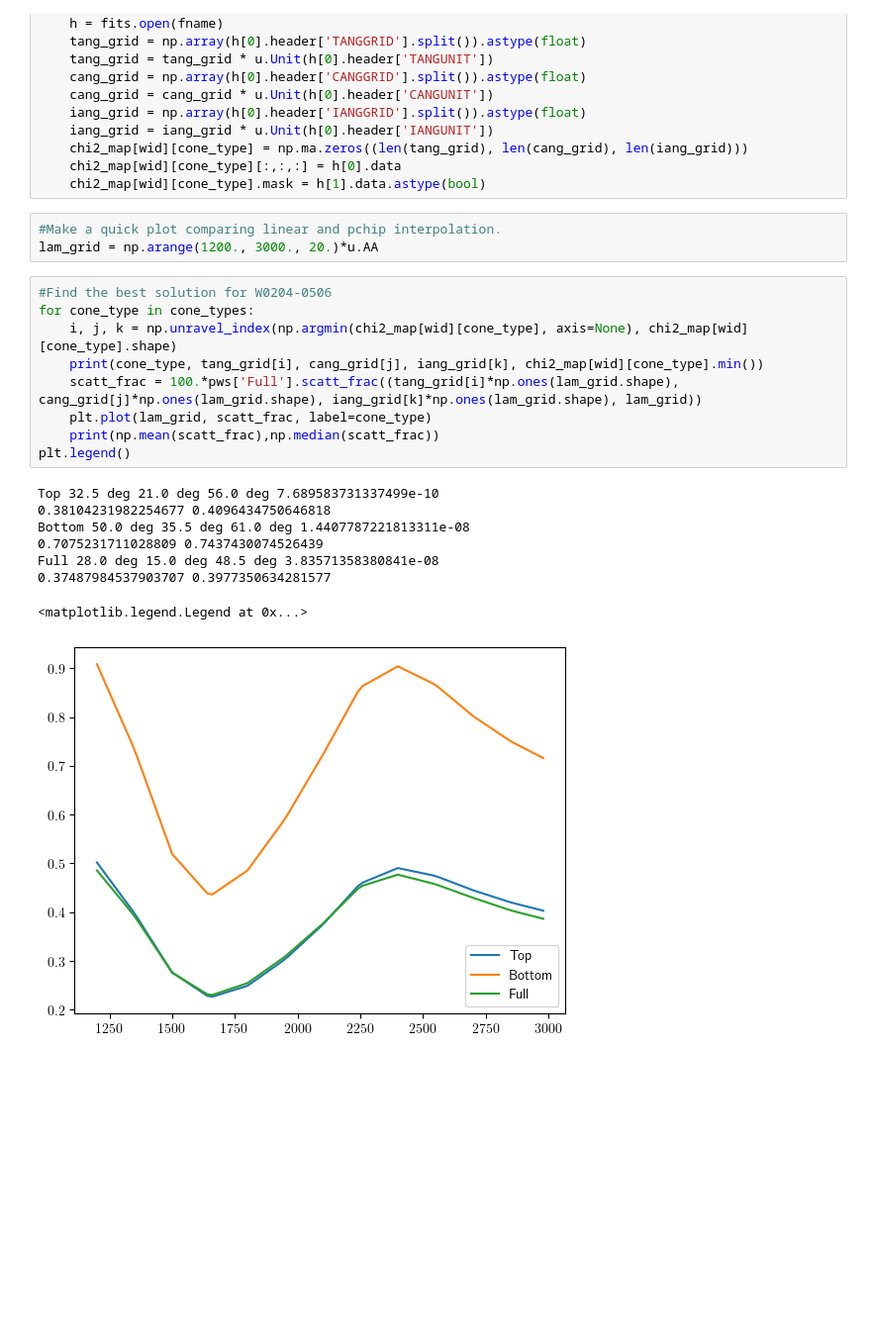
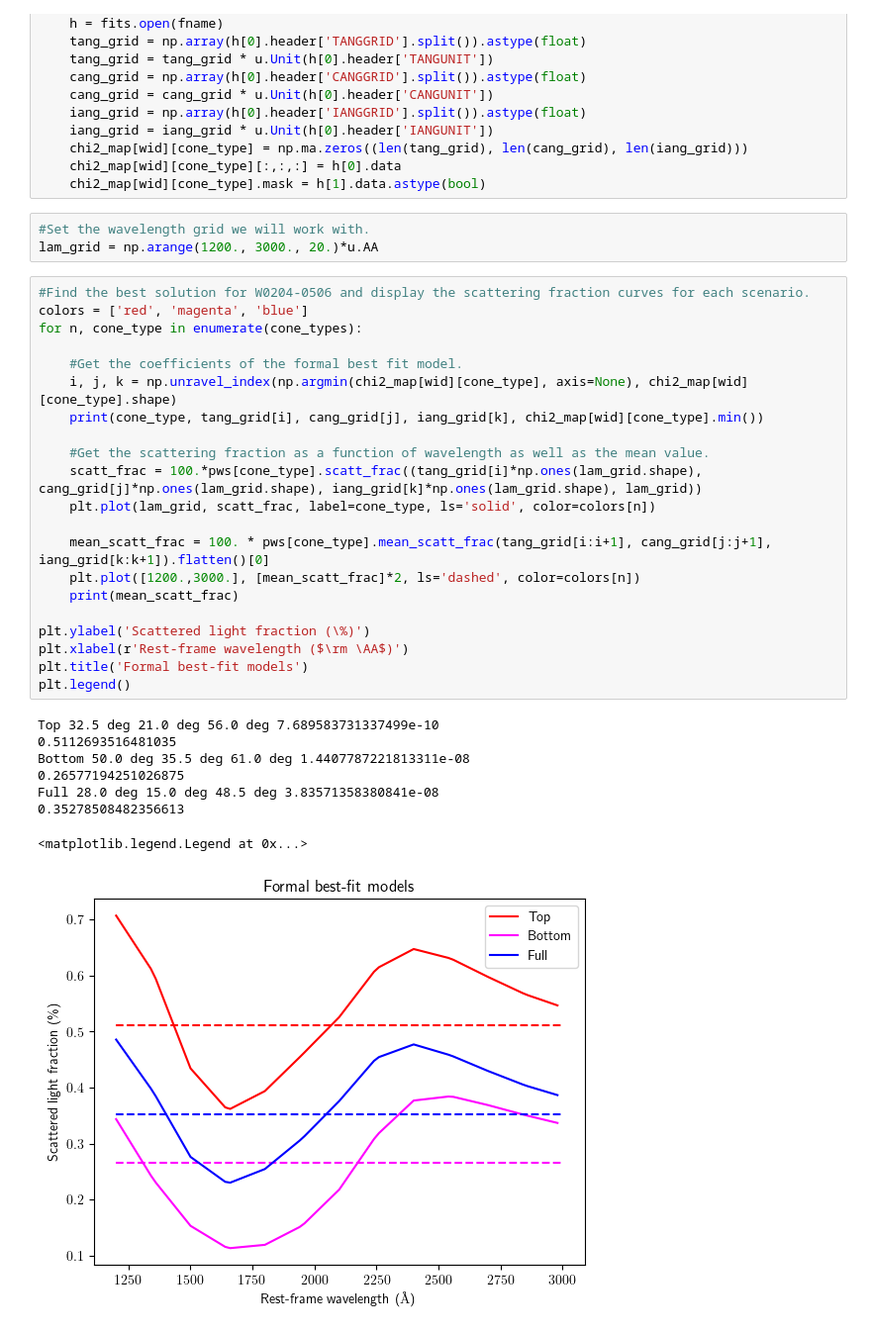
Before and after one commit to rjassef/Impol_BHDs_repo, a Jupyter notebook: plots/SKIRTOR_fit_onesided/gas_mass.ipynb, the cells around one changed output. Shown: that part at 99% size. Saved outputs shown, nothing was run; the diff lists cells and outputs as text; blank space fills up the shorter version.

```diff
--- a/plots/SKIRTOR_fit_onesided/gas_mass.ipynb
+++ b/plots/SKIRTOR_fit_onesided/gas_mass.ipynb
@@ -79,24 +79,36 @@ for cone_type in cone_types:
     chi2_map[wid][cone_type][:,:,:] = h[0].data
     chi2_map[wid][cone_type].mask = h[1].data.astype(bool)
 # %%
-#Make a quick plot comparing linear and pchip interpolation.
+#Set the wavelength grid we will work with.
 lam_grid = np.arange(1200., 3000., 20.)*u.AA
 # %%
-#Find the best solution for W0204-0506
-for cone_type in cone_types:
+#Find the best solution for W0204-0506 and display the scattering fraction curves for each scenario.
+colors = ['red', 'magenta', 'blue']
+for n, cone_type in enumerate(cone_types):
+
+    #Get the coefficients of the formal best fit model.
     i, j, k = np.unravel_index(np.argmin(chi2_map[wid][cone_type], axis=None), chi2_map[wid][cone_type].shape)
     print(cone_type, tang_grid[i], cang_grid[j], iang_grid[k], chi2_map[wid][cone_type].min())
-    scatt_frac = 100.*pws['Full'].scatt_frac((tang_grid[i]*np.ones(lam_grid.shape), cang_grid[j]*np.ones(lam_grid.shape), iang_grid[k]*np.ones(lam_grid.shape), lam_grid))
-    plt.plot(lam_grid, scatt_frac, label=cone_type)
-    print(np.mean(scatt_frac),np.median(scatt_frac))
+
+    #Get the scattering fraction as a function of wavelength as well as the mean value.
+    scatt_frac = 100.*pws[cone_type].scatt_frac((tang_grid[i]*np.ones(lam_grid.shape), cang_grid[j]*np.ones(lam_grid.shape), iang_grid[k]*np.ones(lam_grid.shape), lam_grid))
+    plt.plot(lam_grid, scatt_frac, label=cone_type, ls='solid', color=colors[n])
+
+    mean_scatt_frac = 100. * pws[cone_type].mean_scatt_frac(tang_grid[i:i+1], cang_grid[j:j+1], iang_grid[k:k+1]).flatten()[0]
+    plt.plot([1200.,3000.], [mean_scatt_frac]*2, ls='dashed', color=colors[n])
+    print(mean_scatt_frac)
+
+plt.ylabel('Scattered light fraction (\%)')
+plt.xlabel(r'Rest-frame wavelength ($\rm \AA$)')
+plt.title('Formal best-fit models')
 plt.legend()
 # %% [output]
 Top 32.5 deg 21.0 deg 56.0 deg 7.689583731337499e-10
-0.38104231982254677 0.4096434750646818
+0.5112693516481035
 Bottom 50.0 deg 35.5 deg 61.0 deg 1.4407787221813311e-08
-0.7075231711028809 0.7437430074526439
+0.26577194251026875
 Full 28.0 deg 15.0 deg 48.5 deg 3.83571358380841e-08
-0.37487984537903707 0.3977350634281577
+0.35278508482356613
 <matplotlib.legend.Legend at 0x...>
-[figure, old version]
+[figure, new version]
 # %%
```
Also changed, not shown: parts of 18 cells of this notebook.
